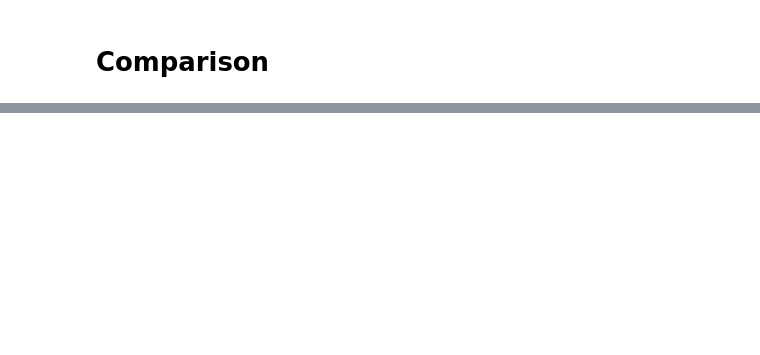
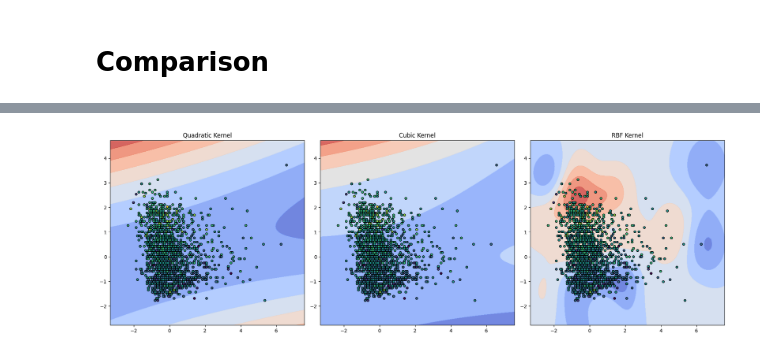
Before and after one commit to dbfranco07/AI221_ClassicalMachineLearning_MachineExercises, a Jupyter notebook: MachineExercise3_WineQuality_SVR.ipynb, the cells around one changed output, grey strips where cells are left out. Drawn from its saved outputs; the diff is of its cells as text; code cells hidden in the pictures; blank space fills up the shorter version.

```diff
--- a/MachineExercise3_WineQuality_SVR.ipynb
+++ b/MachineExercise3_WineQuality_SVR.ipynb
@@ -148,0 +219,45 @@ plt.plot([yq_test.min(), yq_test.max()], [yq_test.min(), yq_test.max()], 'k--',
+# %%
+feature1 = 'fixed_acidity'
+feature2 = 'alcohol'
+X = Xq_test[[feature1, feature2]].values
+y = yq_test.values.ravel()
+
+s = StandardScaler()
+X_s = s.fit_transform(X)
+
+svr_quad = SVR(kernel='poly', degree=2).fit(X_s, y)
+svr_cubic = SVR(kernel='poly', degree=3).fit(X_s, y)
+svr_rbf = SVR(kernel='rbf').fit(X_s, y)
+
+x_min, x_max = X_s[:, 0].min() - 1, X_s[:, 0].max() + 1
+y_min, y_max = X_s[:, 1].min() - 1, X_s[:, 1].max() + 1
+
+xx, yy = np.meshgrid(np.linspace(x_min, x_max, 100), np.linspace(y_min, y_max, 100))
+grid_points = np.c_[xx.ravel(), yy.ravel()]
+
+Z_quad = svr_quad.predict(grid_points).reshape(xx.shape)
+Z_cubic = svr_cubic.predict(grid_points).reshape(xx.shape)
+Z_rbf = svr_rbf.predict(grid_points).reshape(xx.shape)
+
+### 2D PLOT#############################################################
+fig, axes = plt.subplots(1, 3, figsize=(18, 6))
+
+# Quadratic Kernel
+contour = axes[0].contourf(xx, yy, Z_quad, cmap='coolwarm', alpha=0.8)
+axes[0].scatter(X_s[:, 0], X_s[:, 1], c=y, s=20, edgecolor='k')
+axes[0].set_title('Quadratic Kernel')
+
+# Cubic Kernel
+contour = axes[1].contourf(xx, yy, Z_cubic, cmap='coolwarm', alpha=0.8)
+axes[1].scatter(X_s[:, 0], X_s[:, 1], c=y, s=20, edgecolor='k')
+axes[1].set_title('Cubic Kernel')
+
+# RBF Kernel
+contour = axes[2].contourf(xx, yy, Z_rbf, cmap='coolwarm', alpha=0.8)
+axes[2].scatter(X_s[:, 0], X_s[:, 1], c=y, s=20, edgecolor='k')
+axes[2].set_title('RBF Kernel')
+
+plt.tight_layout()
+plt.show()
+# %% [output]
+[figure, added]
```
Also changed, not shown: parts of 20 cells of this notebook.
